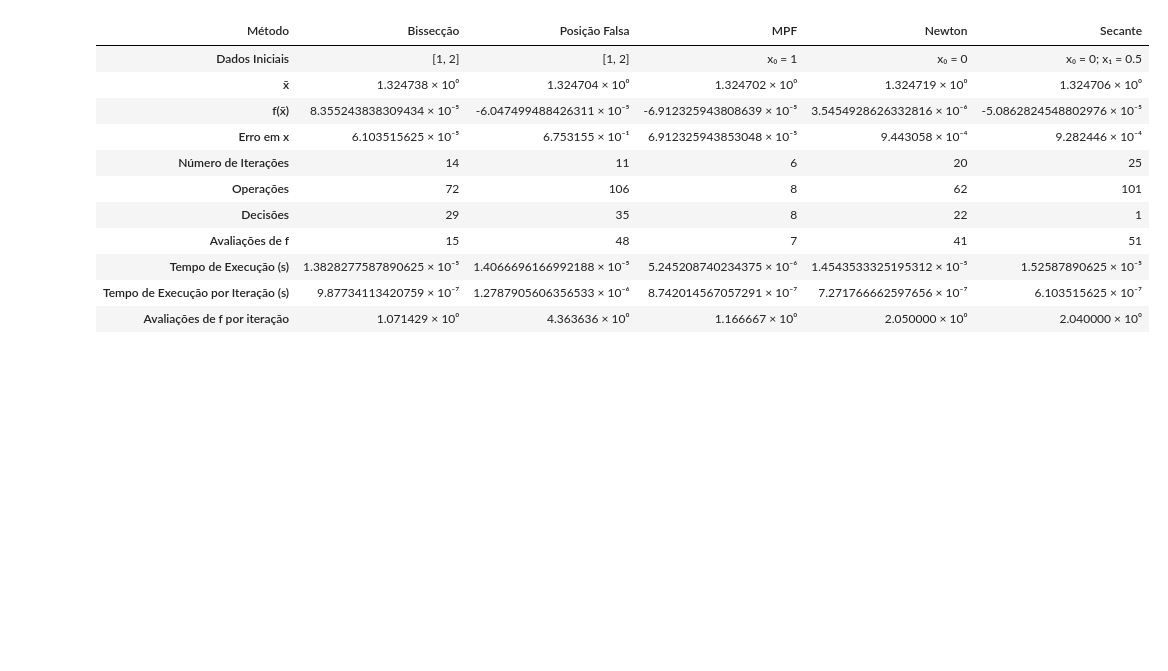
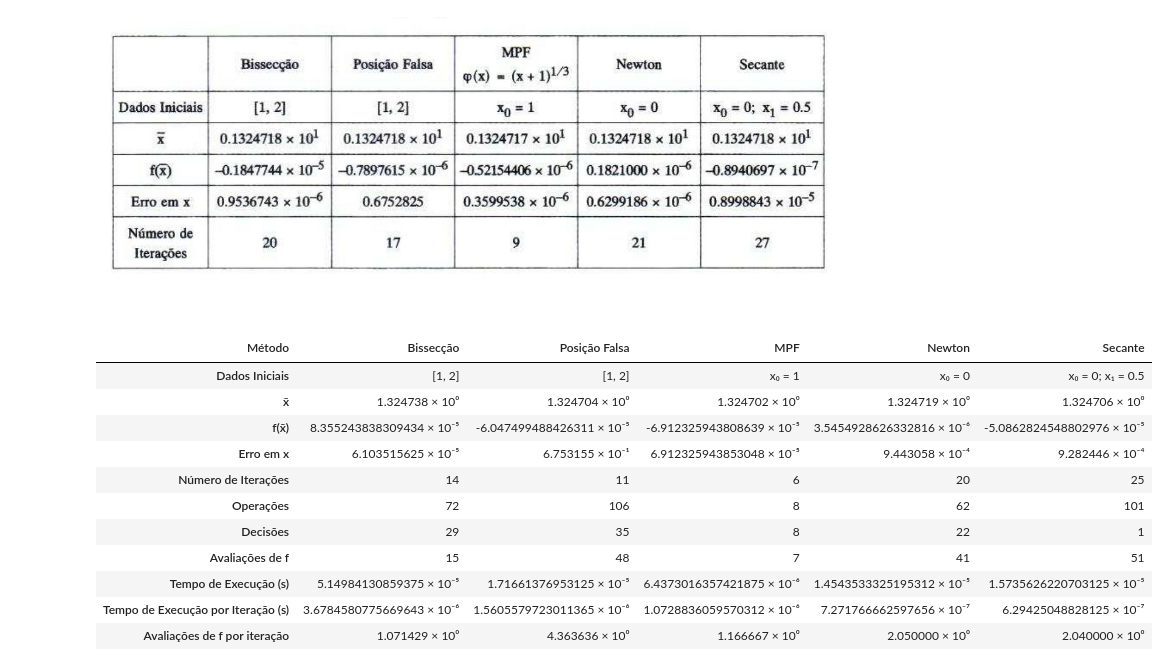
Before and after one commit to PedroMends30/matematica-computacional, a Jupyter notebook: Atividade_2.1_Mat_Comp.ipynb, the cells around one changed output. Saved outputs shown, nothing was run; the diff lists cells and outputs as text; code cells hidden in the pictures; blank space fills up the shorter version.

```diff
--- a/Atividade_2.1_Mat_Comp.ipynb
+++ b/Atividade_2.1_Mat_Comp.ipynb
@@ -472,35 +476,38 @@ def f19(x):
     return x**3 - x - 1
 
 def phi19(x):
     return (x + 1)**(1/3)
 
 def df19(x):
     return 3*x**2 - 1
 
 eps = 1e-4
 a_inicial = 1
 b_inicial = 2
 
+display(Image(filename='img/EX19.png'))
+
 exec_example(
     f19,
     (a_inicial, b_inicial, eps),
     (a_inicial, b_inicial, eps, eps),
     (phi19, 1, eps, eps),
     (df19, 0, eps, eps),
     (0, 0.5, eps, eps)
 )
 # %% [output]
+[figure, added]
 | Método | Bissecção | Posição Falsa | MPF | Newton | Secante |
 | Dados Iniciais | [1, 2] | [1, 2] | x₀ = 1 | x₀ = 0 | x₀ = 0; x₁ = 0.5 |
 | x̄ | 1.324738 × 10⁰ | 1.324704 × 10⁰ | 1.324702 × 10⁰ | 1.324719 × 10⁰ | 1.324706 × 10⁰ |
 | f(x̄) | 8.355243838309434 × 10⁻⁵ | -6.047499488426311 × 10⁻⁵ | -6.912325943808639 × 10⁻⁵ | 3.5454928626332816 × 10⁻⁶ | -5.0862824548802976 × 10⁻⁵ |
 | Erro em x | 6.103515625 × 10⁻⁵ | 6.753155 × 10⁻¹ | 6.912325943853048 × 10⁻⁵ | 9.443058 × 10⁻⁴ | 9.282446 × 10⁻⁴ |
 | Número de Iterações | 14 | 11 | 6 | 20 | 25 |
 | Operações | 72 | 106 | 8 | 62 | 101 |
 | Decisões | 29 | 35 | 8 | 22 | 1 |
 | Avaliações de f | 15 | 48 | 7 | 41 | 51 |
-| Tempo de Execução (s) | 1.3828277587890625 × 10⁻⁵ | 1.4066696166992188 × 10⁻⁵ | 5.245208740234375 × 10⁻⁶ | 1.4543533325195312 × 10⁻⁵ | 1.52587890625 × 10⁻⁵ |
-| Tempo de Execução por Iteração (s) | 9.87734113420759 × 10⁻⁷ | 1.2787905606356533 × 10⁻⁶ | 8.742014567057291 × 10⁻⁷ | 7.271766662597656 × 10⁻⁷ | 6.103515625 × 10⁻⁷ |
+| Tempo de Execução (s) | 5.14984130859375 × 10⁻⁵ | 1.71661376953125 × 10⁻⁵ | 6.4373016357421875 × 10⁻⁶ | 1.4543533325195312 × 10⁻⁵ | 1.5735626220703125 × 10⁻⁵ |
+| Tempo de Execução por Iteração (s) | 3.6784580775669643 × 10⁻⁶ | 1.5605579723011365 × 10⁻⁶ | 1.0728836059570312 × 10⁻⁶ | 7.271766662597656 × 10⁻⁷ | 6.29425048828125 × 10⁻⁷ |
 | Avaliações de f por iteração | 1.071429 × 10⁰ | 4.363636 × 10⁰ | 1.166667 × 10⁰ | 2.050000 × 10⁰ | 2.040000 × 10⁰ |
 # %%
 def f20(x):
```
Also changed, not shown: parts of 4 cells of this notebook, 4 other files.
